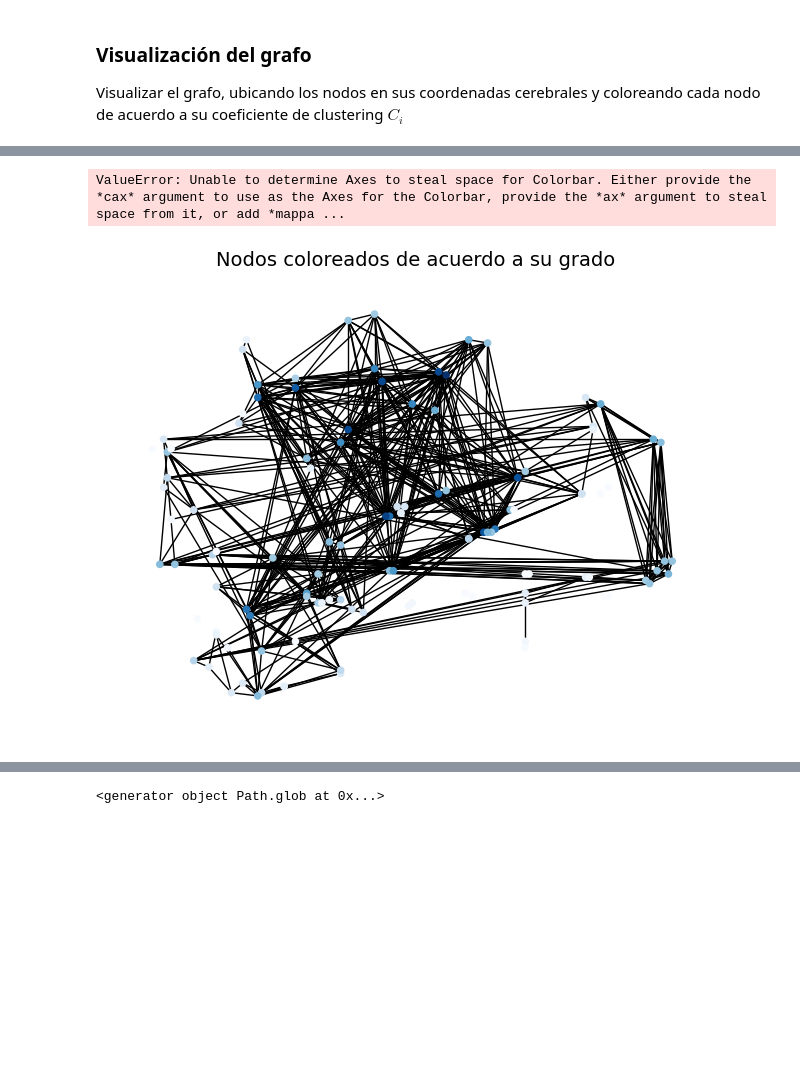
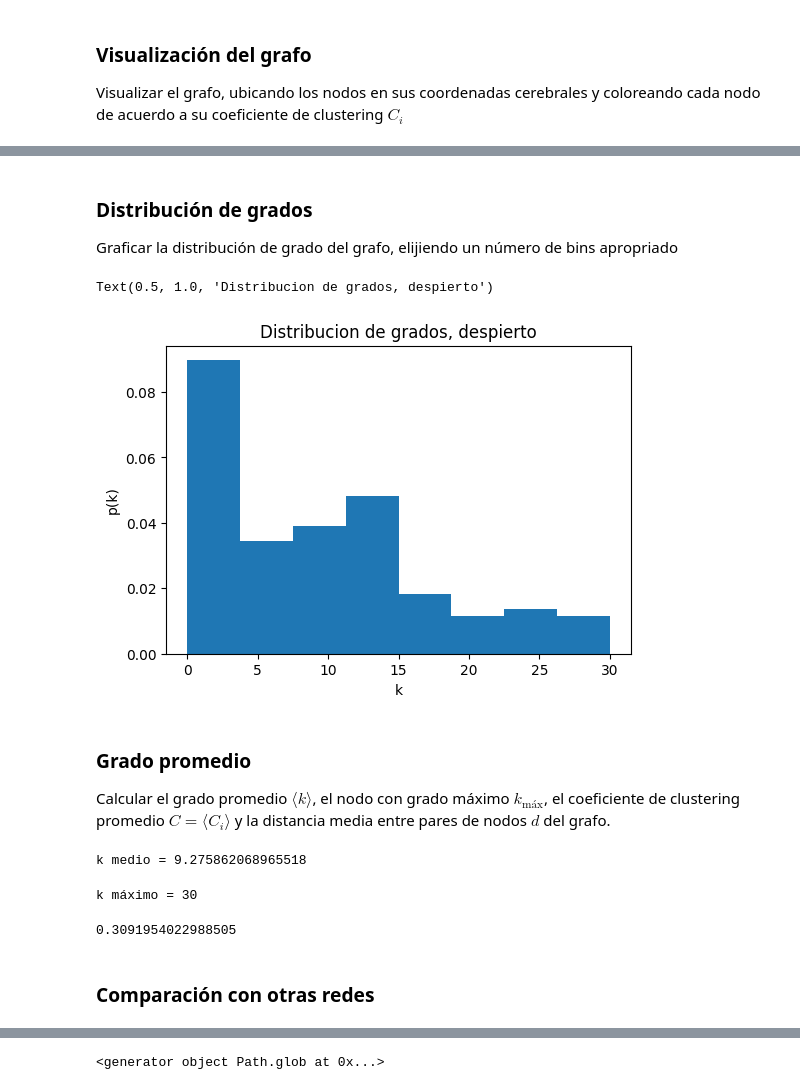
Before and after one commit to bettachini/dmcyt2023, a Jupyter notebook: clase08_grafos_into_preTP2/bettachini_preTP2.ipynb, the cells around one changed output, grey strips where cells are left out. Drawn from its saved outputs; the diff is of its cells as text; code cells hidden in the pictures; blank space fills up the shorter version.

```diff
--- a/clase08_grafos_into_preTP2/bettachini_preTP2.ipynb
+++ b/clase08_grafos_into_preTP2/bettachini_preTP2.ipynb
@@ -163,17 +177,32 @@ TypeError: FigureBase.colorbar() missing 1 required positional argument: 'mappab
-# %%
-degrees = G.degree() # Diccionario con ID de nodo y su grado
-nodes = G.nodes()
-n_color = np.asarray([degrees[n] for n in nodes])
-
-fig, ax = plt.subplots(figsize=(8,6))
-plt.title('Nodos coloreados de acuerdo a su grado', fontsize=14)
-layout=dict(zip(range(n),np.array([RegionsNames[6].values, RegionsNames[7].values]).T))
-vmin = min(n_color)
-vmax = max(n_color)
-cmap=plt.cm.Blues
-nx.draw(G, layout, node_size = 20, node_color = n_color, vmin = vmin, vmax = vmax, cmap = cmap)
-sm = plt.cm.ScalarMappable(cmap = cmap, norm=plt.Normalize(vmin = vmin, vmax=vmax))
-plt.colorbar(sm)
-# %% [output]
-ValueError: Unable to determine Axes to steal space for Colorbar. Either provide the *cax* argument to use as the Axes for the Colorbar, provide the *ax* argument to steal space from it, or add *mappa ...
-[figure, removed]
+# %% [markdown]
+### Distribución de grados
+Graficar la distribución de grado del grafo, elijiendo un número de bins apropriado
+# %%
+plt.figure(figsize=(6,4))
+Gwake = nx.from_numpy_array(matAdyacPesadaWake >= thWake)
+degreesWake = [Gwake.degree(n) for n in Gwake.nodes()]
+plt.hist(degreesWake , bins = 8, density = True)
+plt.xlabel('k')
+plt.ylabel('p(k)')
+plt.title('Distribucion de grados, despierto')
+# %% [output]
+Text(0.5, 1.0, 'Distribucion de grados, despierto')
+[figure, added]
+# %% [markdown]
+### Grado promedio
+Calcular el grado promedio $\langle k \rangle$, el nodo con grado máximo $k_\text{máx}$, el coeficiente de clustering promedio $C = \langle C_i \rangle$ y la distancia media entre pares de nodos $d$ del grafo.
+# %%
+k_promedio = np.mean(n_color* max_degrees)
+print("k medio =", k_promedio)
+# %% [output]
+k medio = 9.275862068965518
+# %%
+print("k máximo =",  max_degrees)
+# %% [output]
+k máximo = 30
+# %%
+print("C=", np.mean(n_color) )
+# %% [output]
+0.3091954022988505
+# %% [markdown]
+### Comparación con otras redes
```
Also changed, not shown: parts of 14 cells of this notebook.
